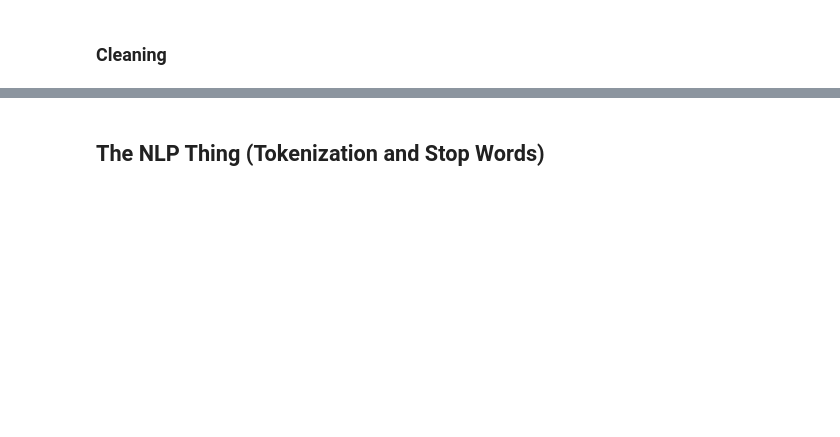
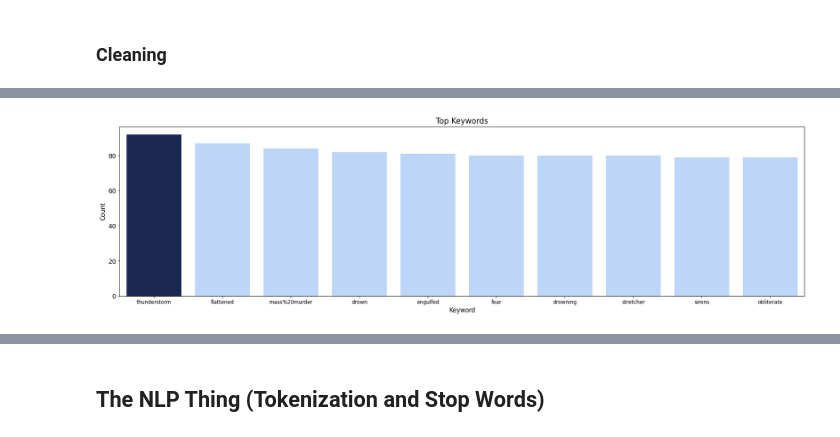
Before and after one commit to lindduncoding/NLP-Disaster-Tweet, a Jupyter notebook: NLP_Disaster_Tweet.ipynb, the cells around one changed output, grey strips where cells are left out. Saved outputs shown, nothing was run; the diff lists cells and outputs as text; code cells hidden in the pictures; blank space fills up the shorter version.

```diff
--- a/NLP_Disaster_Tweet.ipynb
+++ b/NLP_Disaster_Tweet.ipynb
@@ -13,7 +12,7 @@ from nltk.stem import WordNetLemmatizer
 # %% [markdown]
 ## Read Data
 # %%
-df = pd.read_csv('tweets.csv')
-df.head()
+raw_df = pd.read_csv('https://raw.githubusercontent.com/fatimahnadiaekaputri/nlpdisastertweets/a3aab2d65977c05f78869b43b38847fa0904dfcd/tweets.csv')
+raw_df.head()
 # %% [output]
 |  | id | keyword | location | text | target |
@@ -44,0 +58,3 @@ df.set_index('id', inplace = True)
+# %%
+raw_df.drop_duplicates(subset=['text', 'target'], inplace=True)
+print(raw_df.shape)
@@ -44,0 +76,4 @@ df.set_index('id', inplace = True)
+# %%
+# exploration to count the amount of data for each keyword
+keyword_count_df = raw_df['keyword'].value_counts().reset_index(name='count')
+print(keyword_count_df)
@@ -44,0 +95,15 @@ df.set_index('id', inplace = True)
+# %%
+# visualizing the keyword_count
+fig, ax = plt.subplots(figsize=(24, 6))
+colors = ["#11235A", "#B4D4FF", "#B4D4FF", "#B4D4FF", "#B4D4FF", "#B4D4FF", "#B4D4FF", "#B4D4FF", "#B4D4FF", "#B4D4FF"]
+
+sns.barplot(x='index', y='count', data=keyword_count_df.head(10), palette=colors, hue="index", legend="auto")
+
+plt.title("Top Keywords", loc="center", fontsize=15)
+plt.xlabel("Keyword", fontsize=12)
+plt.ylabel("Count", fontsize=12)
+plt.tick_params(axis='y', labelsize=12)
+
+plt.show()
+# %% [output]
+[figure, added]
```
Also changed, not shown: parts of 54 cells of this notebook.
